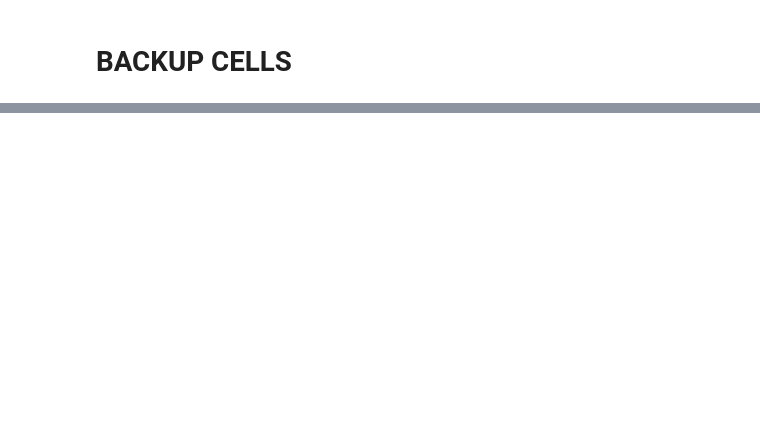
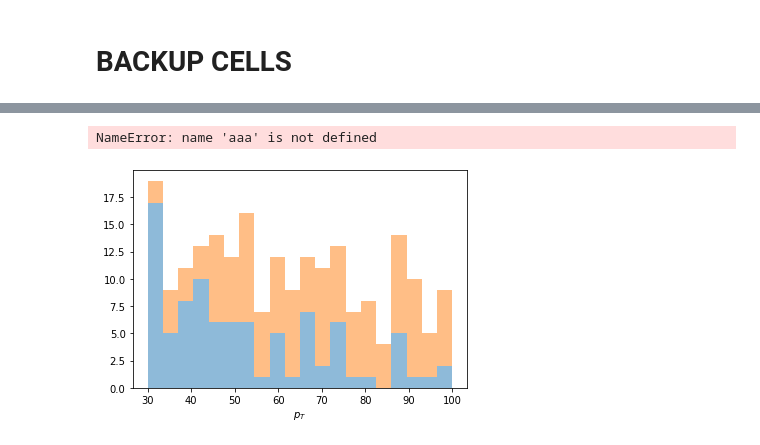
Before and after one commit to ArtMk/lhc-ml, a Jupyter notebook: uproot_awkward_intro.ipynb, the cells around one changed output, grey strips where cells are left out. Cells and saved outputs as stored; diff of their text form; code cells hidden in the pictures; blank space fills up the shorter version.

```diff
--- a/uproot_awkward_intro.ipynb
+++ b/uproot_awkward_intro.ipynb
@@ -254,3 +367,25 @@ for i in range(len(result)):
+# %%
+# Now we can start to manipulate this single histogram to plot different views of the data
+# here we look at lepton pt for all eta
+lepton_pt = lepton_kinematics[:, :, ::sum]
+
+fig, ax = plt.subplots()
+lepton_pt.plot1d(
+    ax=ax,
+    overlay="flavor",
+    histtype="fill",
+    stack=True,
+    alpha=0.5,
+    edgecolor=(0, 0, 0, 0.3),
+)
+plt.vlines(aaa[15], 0, 20, color = 'black')
+# you can edit features of the plot afterwards using matplotlib object-oriented syntax
+ax.set_ylabel("Counts")
+# e.g. maybe you really miss '90s graphics...
+ax.legend(title="Flavor")
+# %% [output]
+NameError: name 'aaa' is not defined
+[figure, added]
 # %%
 #### for loop for various jet number counts
 
```
Also changed, not shown: parts of 8 cells of this notebook.
